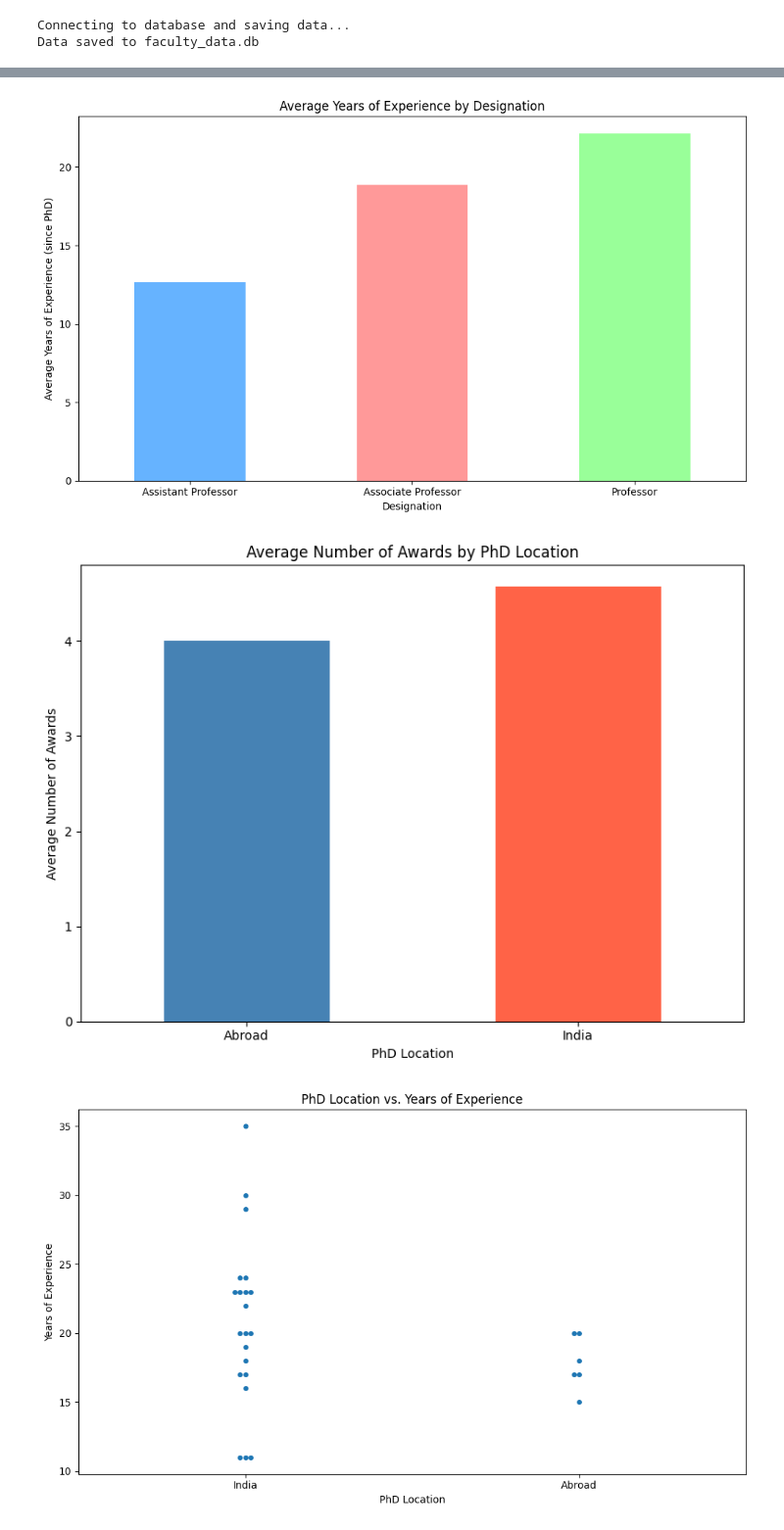
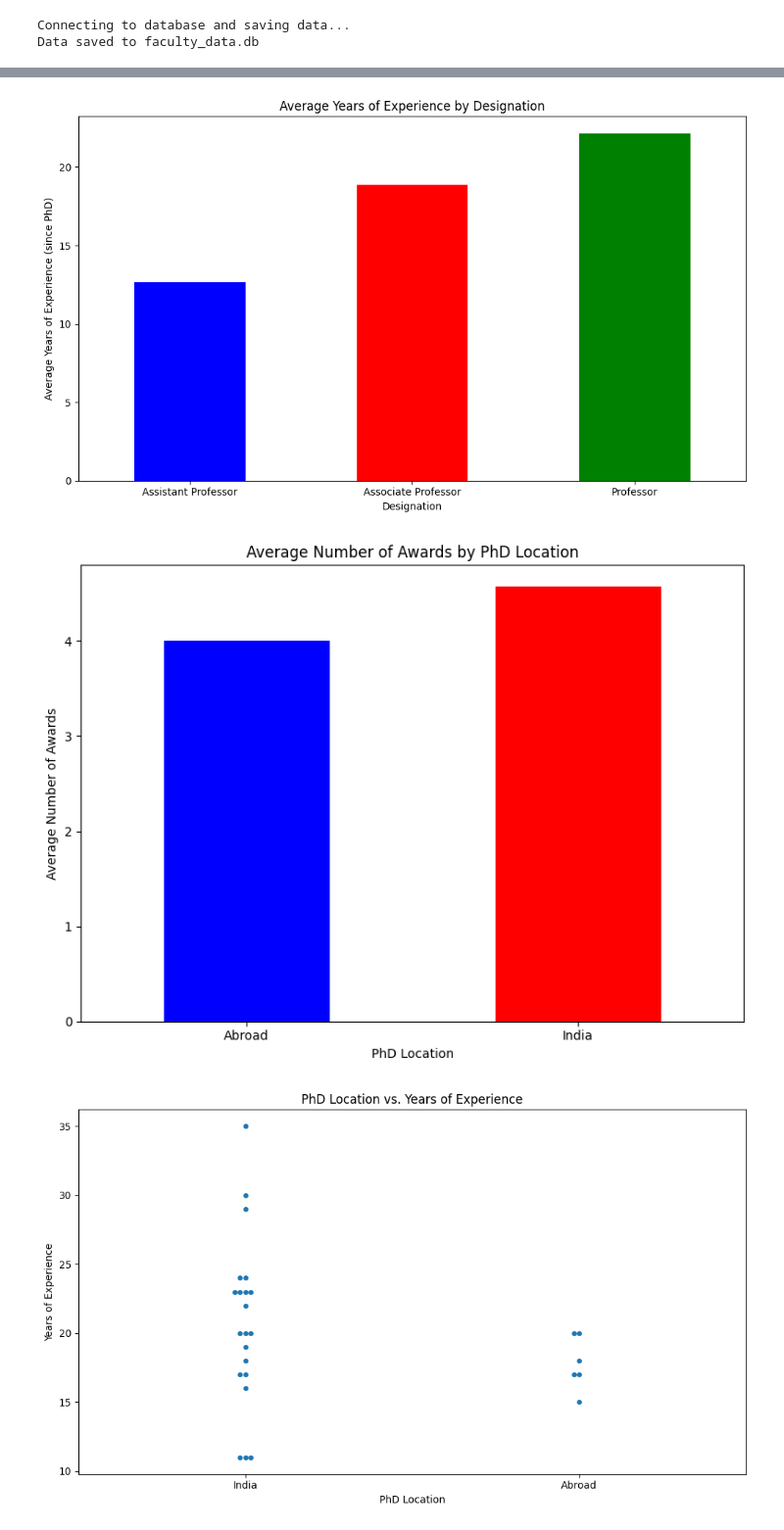
Before and after one commit to kirtikrajsp/Group12-IDC409, a Jupyter notebook: code.ipynb, the cells around one changed output, grey strips where cells are left out. Shown: that part at 98% size. Saved outputs shown, nothing was run; the diff lists cells and outputs as text; code cells hidden in the pictures.

```diff
--- a/code.ipynb
+++ b/code.ipynb
@@ -602,56 +616,81 @@ Pie chart saved as 'associateprofessor_phd_origin_pie_chart.png'
 # %%
-# --- Graph 1: Average Awards by Designation ---
-print("\nGenerating 'Awards by Designation' bar graph...")
+#SECTION 8: BARGRAPH VISUALISATION
+
+# Classify positions: Professor Associate and Assistant
+def classify_position(position_str):
+    """
+    Classifies a faculty position based on keywords.
+    Checks for Associate/Assistant first to avoid misclassifying as 'Professor'.
+    """
+    if position_str is None:
+        return 'Other'
+
+    pos_lower = position_str.lower()
+
+    if 'associate professor' in pos_lower:
+        return 'Associate Professor'
+    elif 'assistant professor' in pos_lower:
+        return 'Assistant Professor'
+    elif 'professor' in pos_lower:
+        return 'Professor'
+    else:
+        return 'Other'
+
+# Apply the classification function to the 'Designation' column
+df['Position_Class'] = df['Designation'].apply(classify_position)
+
+#Graph 1: Average Awards by Designation
+print("\nAwards by Designation' bar graph...")
 # Group by position and calculate the mean, filtering out 'Other'
 awards_by_pos = df[df['Position_Class'] != 'Other'].groupby('Position_Class')['Number_of_awards'].mean()
 # Re-order for logical presentation
 awards_by_pos = awards_by_pos.reindex(['Assistant Professor', 'Associate Professor', 'Professor'])
 
 plt.figure(figsize=(10, 6))
-awards_by_pos.plot(kind='bar', color=['#66b3ff', '#ff9999', '#99ff99'])
+awards_by_pos.plot(kind='bar', color=['blue', 'red', 'green'])
 plt.title('Average Number of Awards by Designation')
 plt.xlabel('Designation')
 plt.ylabel('Average Number of Awards')
-plt.xticks(rotation=0) # Keep labels horizontal
+plt.xticks(rotation=0)
 plt.tight_layout()
 plt.savefig("awards_by_designation_bar.png")
-print("Bar graph saved as 'awards_by_designation_bar.png'")
+
 
 print('-----------------------------------------------------------------------------------------------------------------------------------------------------------------------')
 
-# --- Graph 2: Average Experience by Designation ---
-print("\nGenerating 'Experience by Designation' bar graph...")
-# Group by position and calculate the mean, filtering out 'Other'
+#Graph 2: Average Years of Experience by Designation
+print("\n'Experience by Designation' bar graph...")
+# Group by position and calculate the mean
 exp_by_pos = df[df['Position_Class'] != 'Other'].groupby('Position_Class')['Years_of_Experience'].mean()
-# Re-order for logical presentation
+# Re-order the x values.
 exp_by_pos = exp_by_pos.reindex(['Assistant Professor', 'Associate Professor', 'Professor'])
 
 plt.figure(figsize=(10, 6))
-exp_by_pos.plot(kind='bar', color=['#66b3ff', '#ff9999', '#99ff99'])
+exp_by_pos.plot(kind='bar', color=['blue', 'red', 'green'])
 plt.title('Average Years of Experience by Designation')
 plt.xlabel('Designation')
 plt.ylabel('Average Years of Experience (since PhD)')
-plt.xticks(rotation=0) # Keep labels horizontal
+plt.xticks(rotation=0)
 plt.tight_layout()
 plt.savefig("experience_by_designation_bar.png")
-print("Bar graph saved as 'experience_by_designation_bar.png'")
+
 
 print('-----------------------------------------------------------------------------------------------------------------------------------------------------------------------')
 
-# --- Graph 3: Average Awards by PhD Location ---
-print("\nGenerating 'Awards by PhD Location' bar graph...")
+# Graph 3: Average Awards by PhD Location ---
+print("\n'Awards by PhD Location' bar graph...")
 # Group by PhD location and calculate the mean
 awards_by_phd_loc = df.groupby('PhD_Institution')['Number_of_awards'].mean()
 
 plt.figure(figsize=(8, 6))
-awards_by_phd_loc.plot(kind='bar', color=['#4682b4', '#ff6347'])
+awards_by_phd_loc.plot(kind='bar', color=['blue', 'red'])
 plt.title('Average Number of Awards by PhD Location')
 plt.xlabel('PhD Location')
 plt.ylabel('Average Number of Awards')
-plt.xticks(rotation=0) # Keep labels horizontal
+plt.xticks(rotation=0)
 plt.tight_layout()
 plt.savefig("awards_by_phd_location_bar.png")
-print("Bar graph saved as 'awards_by_phd_location_bar.png'")
+
 
 print('-----------------------------------------------------------------------------------------------------------------------------------------------------------------------')
 # %% [output]
@@ -670,3 +707,3 @@ Bar graph saved as 'awards_by_phd_location_bar.png'
-[figure, old version]
+[figure, new version]
-[figure, old version]
+[figure, new version]
 # %%
```
Also changed, not shown: parts of 12 cells of this notebook.
